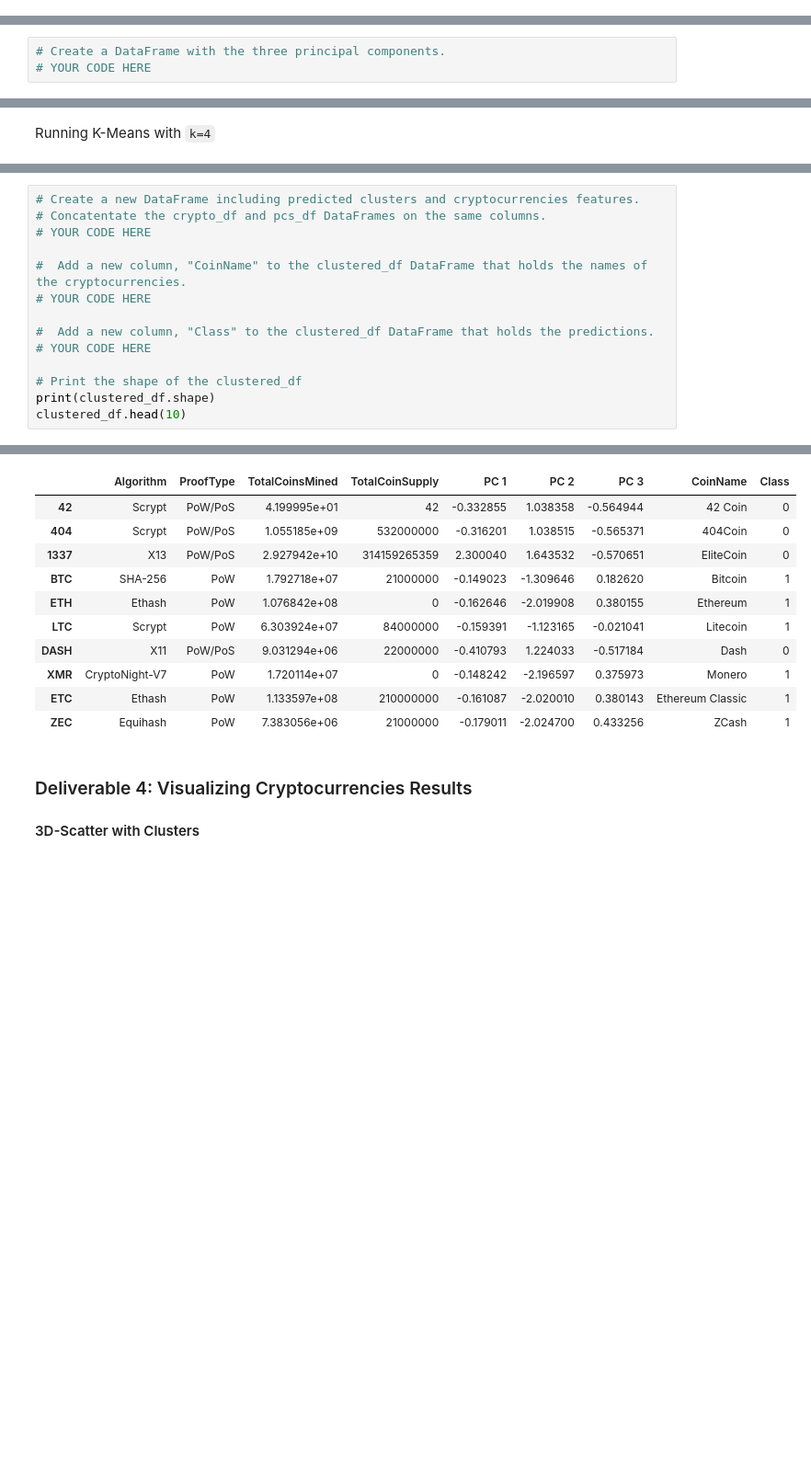
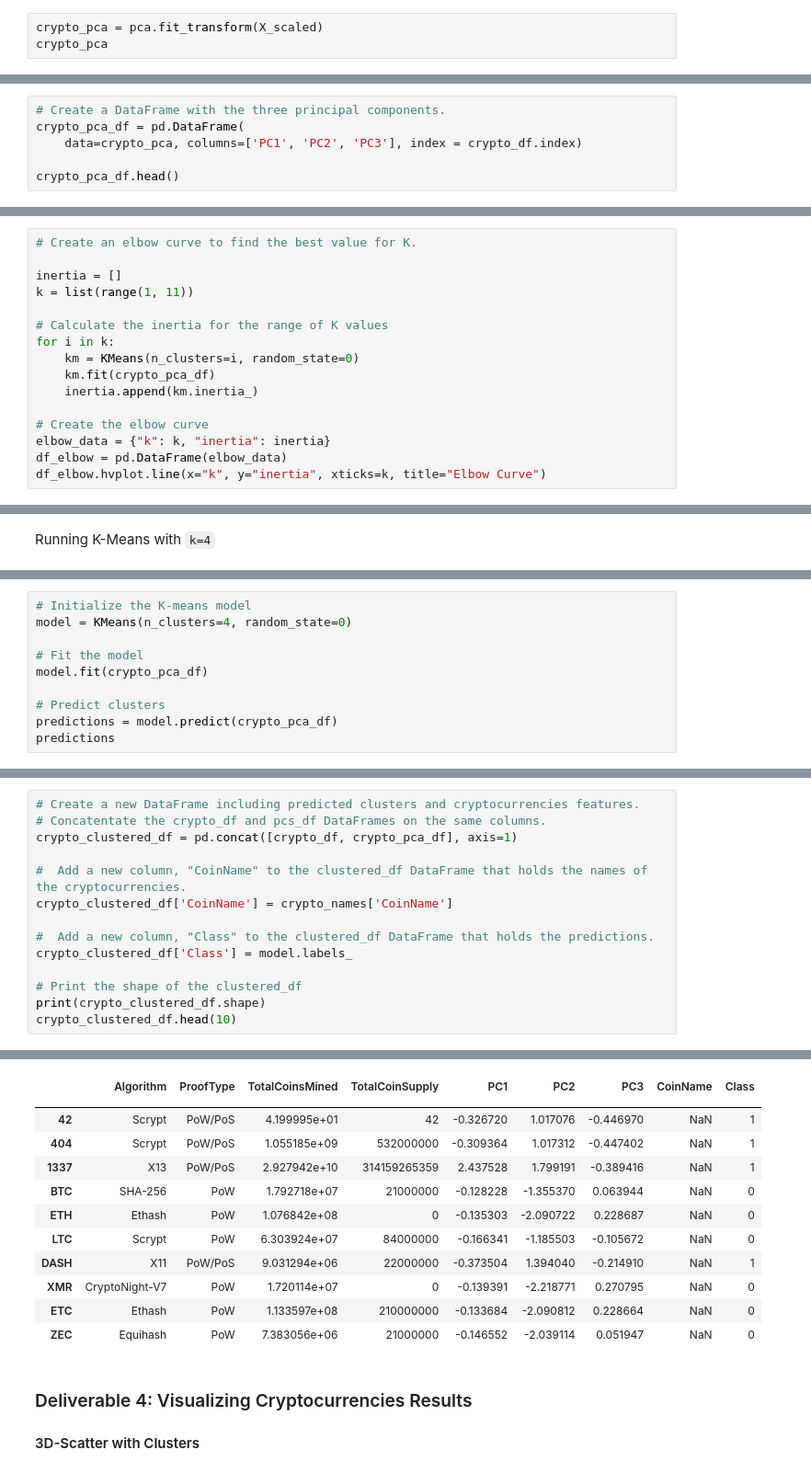
Before and after one commit to Michaelfr22/Cryptocurrencies, a Jupyter notebook: crypto_clustering.ipynb, the cells around one changed output, grey strips where cells are left out. Shown at 92% size. Cells and saved outputs as stored; diff of their text form; blank space fills up the shorter version.

Commit message:
Deliverables 2 and 3: Using PCA and Clustering

```diff
--- a/crypto_clustering.ipynb
+++ b/crypto_clustering.ipynb
@@ -170,0 +158,3 @@ array([[-0.33285464,  1.0383583 , -0.56494435],
+# %%
+crypto_pca = pca.fit_transform(X_scaled)
+crypto_pca
@@ -171,4 +169,7 @@ array([[-0.33285464,  1.0383583 , -0.56494435],
 # %%
 # Create a DataFrame with the three principal components.
-# YOUR CODE HERE
+crypto_pca_df = pd.DataFrame(
+    data=crypto_pca, columns=['PC1', 'PC2', 'PC3'], index = crypto_df.index)
+
+crypto_pca_df.head()
 # %% [output]
@@ -195,0 +192,16 @@ array([[-0.33285464,  1.0383583 , -0.56494435],
+# %%
+# Create an elbow curve to find the best value for K.
+
+inertia = []
+k = list(range(1, 11))
+
+# Calculate the inertia for the range of K values
+for i in k:
+    km = KMeans(n_clusters=i, random_state=0)
+    km.fit(crypto_pca_df)
+    inertia.append(km.inertia_)
+
+# Create the elbow curve
+elbow_data = {"k": k, "inertia": inertia}
+df_elbow = pd.DataFrame(elbow_data)
+df_elbow.hvplot.line(x="k", y="inertia", xticks=k, title="Elbow Curve")
@@ -224,0 +212,10 @@ array([0, 0, 0, 1, 1, 1, 0, 1, 1, 1, 0, 1, 0, 0, 1, 0, 1, 1, 0, 0, 1, 1,
+# %%
+# Initialize the K-means model
+model = KMeans(n_clusters=4, random_state=0)
+
+# Fit the model
+model.fit(crypto_pca_df)
+
+# Predict clusters
+predictions = model.predict(crypto_pca_df)
+predictions
@@ -225,15 +240,15 @@ array([0, 0, 0, 1, 1, 1, 0, 1, 1, 1, 0, 1, 0, 0, 1, 0, 1, 1, 0, 0, 1, 1,
 # %%
 # Create a new DataFrame including predicted clusters and cryptocurrencies features.
 # Concatentate the crypto_df and pcs_df DataFrames on the same columns.
-# YOUR CODE HERE
+crypto_clustered_df = pd.concat([crypto_df, crypto_pca_df], axis=1)
 
 #  Add a new column, "CoinName" to the clustered_df DataFrame that holds the names of the cryptocurrencies.
-# YOUR CODE HERE
+crypto_clustered_df['CoinName'] = crypto_names['CoinName']
 
 #  Add a new column, "Class" to the clustered_df DataFrame that holds the predictions.
-# YOUR CODE HERE
+crypto_clustered_df['Class'] = model.labels_
 
 # Print the shape of the clustered_df
-print(clustered_df.shape)
-clustered_df.head(10)
+print(crypto_clustered_df.shape)
+crypto_clustered_df.head(10)
 # %% [output]
@@ -241,14 +256,15 @@ clustered_df.head(10)
-|  | Algorithm | ProofType | TotalCoinsMined | TotalCoinSupply | PC 1 | PC 2 | PC 3 | CoinName | Class |
-| 42 | Scrypt | PoW/PoS | 4.199995e+01 | 42 | -0.332855 | 1.038358 | -0.564944 | 42 Coin | 0 |
-| 404 | Scrypt | PoW/PoS | 1.055185e+09 | 532000000 | -0.316201 | 1.038515 | -0.565371 | 404Coin | 0 |
-| 1337 | X13 | PoW/PoS | 2.927942e+10 | 314159265359 | 2.300040 | 1.643532 | -0.570651 | EliteCoin | 0 |
-| BTC | SHA-256 | PoW | 1.792718e+07 | 21000000 | -0.149023 | -1.309646 | 0.182620 | Bitcoin | 1 |
-| ETH | Ethash | PoW | 1.076842e+08 | 0 | -0.162646 | -2.019908 | 0.380155 | Ethereum | 1 |
-| LTC | Scrypt | PoW | 6.303924e+07 | 84000000 | -0.159391 | -1.123165 | -0.021041 | Litecoin | 1 |
-| DASH | X11 | PoW/PoS | 9.031294e+06 | 22000000 | -0.410793 | 1.224033 | -0.517184 | Dash | 0 |
-| XMR | CryptoNight-V7 | PoW | 1.720114e+07 | 0 | -0.148242 | -2.196597 | 0.375973 | Monero | 1 |
-| ETC | Ethash | PoW | 1.133597e+08 | 210000000 | -0.161087 | -2.020010 | 0.380143 | Ethereum Classic | 1 |
-| ZEC | Equihash | PoW | 7.383056e+06 | 21000000 | -0.179011 | -2.024700 | 0.433256 | ZCash | 1 |
+|  | Algorithm | ProofType | TotalCoinsMined | TotalCoinSupply | PC1 | PC2 | PC3 | CoinName | Class |
+|  |  |  |  |  |  |  |  |  |  |
+| 42 | Scrypt | PoW/PoS | 4.199995e+01 | 42 | -0.326720 | 1.017076 | -0.446970 | NaN | 1 |
+| 404 | Scrypt | PoW/PoS | 1.055185e+09 | 532000000 | -0.309364 | 1.017312 | -0.447402 | NaN | 1 |
+| 1337 | X13 | PoW/PoS | 2.927942e+10 | 314159265359 | 2.437528 | 1.799191 | -0.389416 | NaN | 1 |
+| BTC | SHA-256 | PoW | 1.792718e+07 | 21000000 | -0.128228 | -1.355370 | 0.063944 | NaN | 0 |
+| ETH | Ethash | PoW | 1.076842e+08 | 0 | -0.135303 | -2.090722 | 0.228687 | NaN | 0 |
+| LTC | Scrypt | PoW | 6.303924e+07 | 84000000 | -0.166341 | -1.185503 | -0.105672 | NaN | 0 |
+| DASH | X11 | PoW/PoS | 9.031294e+06 | 22000000 | -0.373504 | 1.394040 | -0.214910 | NaN | 1 |
+| XMR | CryptoNight-V7 | PoW | 1.720114e+07 | 0 | -0.139391 | -2.218771 | 0.270795 | NaN | 0 |
+| ETC | Ethash | PoW | 1.133597e+08 | 210000000 | -0.133684 | -2.090812 | 0.228664 | NaN | 0 |
+| ZEC | Equihash | PoW | 7.383056e+06 | 21000000 | -0.146552 | -2.039114 | 0.051947 | NaN | 0 |
 # %% [markdown]
 ### Deliverable 4: Visualizing Cryptocurrencies Results
 
```
Also changed, not shown: parts of 16 cells of this notebook.
